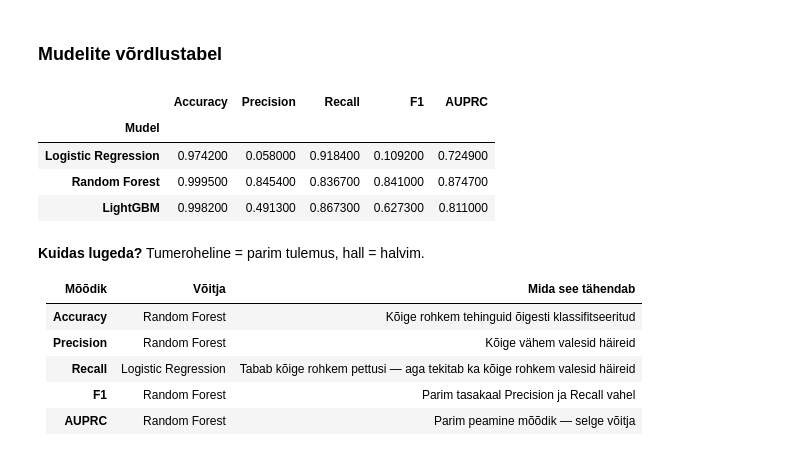
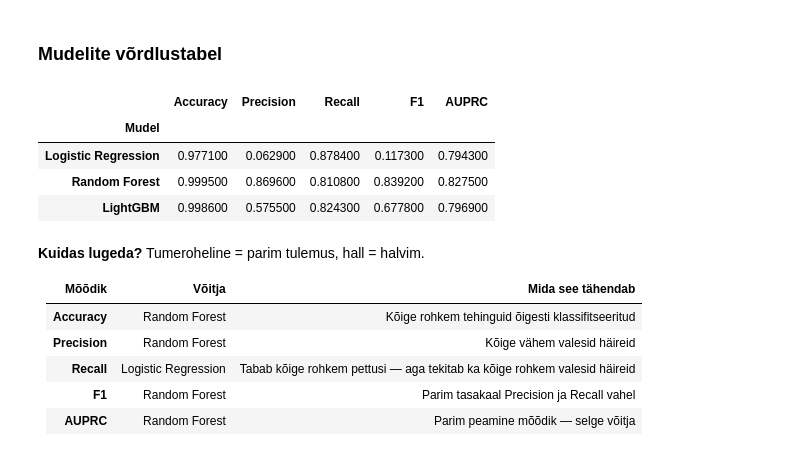
Before and after one commit to sergeierbin/creditcard-fraud-detection, a Jupyter notebook: notebook.ipynb, the cells around one changed output. Saved outputs shown, nothing was run; the diff lists cells and outputs as text; code cells hidden in the pictures.

```diff
--- a/notebook.ipynb
+++ b/notebook.ipynb
@@ -461,19 +449,27 @@ from sklearn.preprocessing import StandardScaler
 X = df.drop('Class', axis=1)
 y = df['Class']
 
-X_train, X_test, y_train, y_test = train_test_split(
-    X, y, test_size=0.2, random_state=42, stratify=y
+# Jagame andmed kolmeks: 70% treening, 15% valideerimine, 15% test
+X_train, X_temp, y_train, y_temp = train_test_split(
+    X, y, test_size=0.3, random_state=42, stratify=y
+)
+X_val, X_test, y_val, y_test = train_test_split(
+    X_temp, y_temp, test_size=0.5, random_state=42, stratify=y_temp
 )
 
-# Skaleerimine — fit ainult treeningandmetel, transform mõlemal
+# Skaleerimine — fit ainult treeningandmetel, transform kõigil
 scaler = StandardScaler()
 X_train = X_train.copy()
-X_test = X_test.copy()
+X_val   = X_val.copy()
+X_test  = X_test.copy()
 X_train[['Time', 'Amount']] = scaler.fit_transform(X_train[['Time', 'Amount']])
-X_test[['Time', 'Amount']] = scaler.transform(X_test[['Time', 'Amount']])
+X_val[['Time', 'Amount']]   = scaler.transform(X_val[['Time', 'Amount']])
+X_test[['Time', 'Amount']]  = scaler.transform(X_test[['Time', 'Amount']])
 
-print(f"Treenimisandmed: {X_train.shape[0]} rida")
-print(f"Testimisandmed:  {X_test.shape[0]} rida")
-print(f"\nPettuste osakaal treeningus: {y_train.mean()*100:.3f}%")
-print(f"Pettuste osakaal testis:     {y_test.mean()*100:.3f}%")
+print(f"Treeningandmed:       {X_train.shape[0]} rida ({X_train.shape[0]/len(X)*100:.0f}%)")
+print(f"Valideerimisandmed:   {X_val.shape[0]} rida ({X_val.shape[0]/len(X)*100:.0f}%)")
+print(f"Testandmed:           {X_test.shape[0]} rida ({X_test.shape[0]/len(X)*100:.0f}%)")
+print(f"\nPettuste osakaal treeningus:       {y_train.mean()*100:.3f}%")
+print(f"Pettuste osakaal valideerimises:   {y_val.mean()*100:.3f}%")
+print(f"Pettuste osakaal testis:           {y_test.mean()*100:.3f}%")
 # %% [output]
@@ -679,34 +677,42 @@ Tegemist on klassifitseerimisülesandega, seega kasutame järgmisi meetrikaid:
 # %%
 from sklearn.metrics import accuracy_score, precision_score, recall_score, f1_score, average_precision_score
 
+# Ennustused testandmetel — lõplik hindamine
 mudelid = {
     'Logistic Regression': (y_pred_lr,   y_prob_lr),
     'Random Forest':       (y_pred_rf,   y_prob_rf),
     'LightGBM':            (y_pred_lgbm, y_prob_lgbm),
+}
+
+# Ennustused valideerimisandmetel — läve optimeerimiseks
+mudelid_val = {
+    'Logistic Regression': (lr.predict(X_val),   lr.predict_proba(X_val)[:, 1]),
+    'Random Forest':       (rf.predict(X_val),   rf.predict_proba(X_val)[:, 1]),
+    'LightGBM':            (lgbm.predict(X_val), lgbm.predict_proba(X_val)[:, 1]),
 }
 
 tulemused = []
 for nimi, (y_pred, y_prob) in mudelid.items():
     tulemused.append({
         'Mudel':     nimi,
         'Accuracy':  accuracy_score(y_test, y_pred),
         'Precision': precision_score(y_test, y_pred),
         'Recall':    recall_score(y_test, y_pred),
         'F1':        f1_score(y_test, y_pred),
         'AUPRC':     average_precision_score(y_test, y_prob),
     })
 
 tulemused_df = pd.DataFrame(tulemused).set_index('Mudel').round(4)
 display(tulemused_df.style
     .highlight_max(props='background-color: #2e7d32; color: white; font-weight: bold')
     .highlight_min(props='background-color: #e0e0e0; color: #333333; font-weight: bold')
 )
 # %% [output]
 |  | Accuracy | Precision | Recall | F1 | AUPRC |
 | Mudel |  |  |  |  |  |
-| Logistic Regression | 0.974200 | 0.058000 | 0.918400 | 0.109200 | 0.724900 |
-| Random Forest | 0.999500 | 0.845400 | 0.836700 | 0.841000 | 0.874700 |
-| LightGBM | 0.998200 | 0.491300 | 0.867300 | 0.627300 | 0.811000 |
+| Logistic Regression | 0.977100 | 0.062900 | 0.878400 | 0.117300 | 0.794300 |
+| Random Forest | 0.999500 | 0.869600 | 0.810800 | 0.839200 | 0.827500 |
+| LightGBM | 0.998600 | 0.575500 | 0.824300 | 0.677800 | 0.796900 |
 # %% [markdown]
 **Kuidas lugeda?** Tumeroheline = parim tulemus, hall = halvim.
 
```
Also changed, not shown: parts of 33 cells of this notebook, 4 other files.
